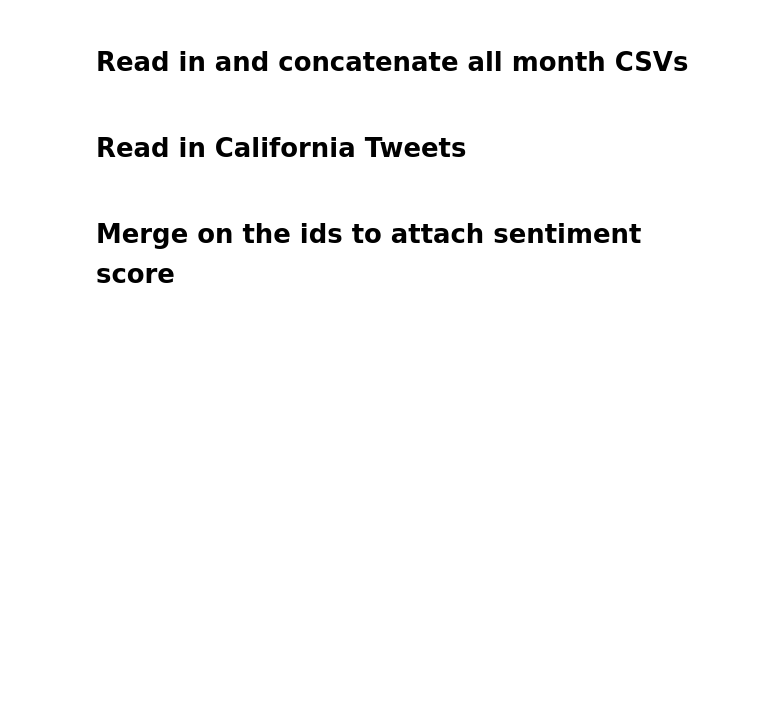
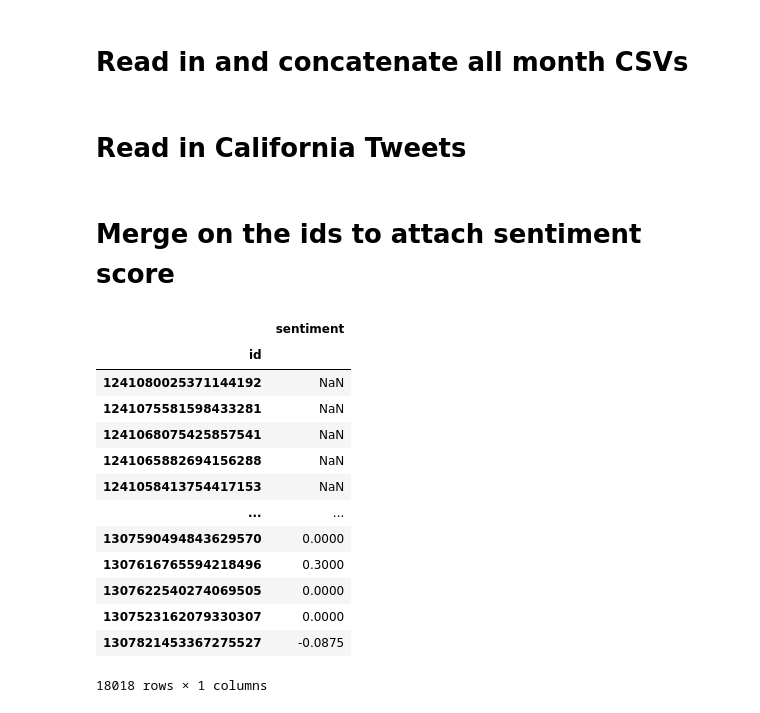
Before and after one commit to swethapola/w207_finalproject, a Jupyter notebook: notebooks/tweet_sentiments.ipynb, the cells around one changed output. Saved outputs shown, nothing was run; the diff lists cells and outputs as text; code cells hidden in the pictures; blank space fills up the shorter version.

Commit message:
so much more data

```diff
--- a/notebooks/tweet_sentiments.ipynb
+++ b/notebooks/tweet_sentiments.ipynb
@@ -86,7 +86,7 @@ df = df.set_index('id')
 # %% [markdown]
 # Read in California Tweets
 # %%
-ca_tweets = pd.read_csv('../data/california_tweets.csv')
+ca_tweets = pd.read_csv('../data/march_to_september.csv')
 ca_tweets = ca_tweets.set_index('id')
 # %% [markdown]
 # Merge on the ids to attach sentiment score
@@ -96,3 +96,20 @@ df_sent = pd.DataFrame(df_sent['sentiment'])
 # %%
 df.to_csv('../data/concatenated.csv')
 df_sent.to_csv('../data/sentiment_scores.csv')
+# %%
+df_sent
+# %% [output]
+|  | sentiment |
+| id |  |
+| 1241080025371144192 | NaN |
+| 1241075581598433281 | NaN |
+| 1241068075425857541 | NaN |
+| 1241065882694156288 | NaN |
+| 1241058413754417153 | NaN |
+| ... | ... |
+| 1307590494843629570 | 0.0000 |
+| 1307616765594218496 | 0.3000 |
+| 1307622540274069505 | 0.0000 |
+| 1307523162079330307 | 0.0000 |
+| 1307821453367275527 | -0.0875 |
+18018 rows × 1 columns
```
Also changed, not shown: 18 other files.
